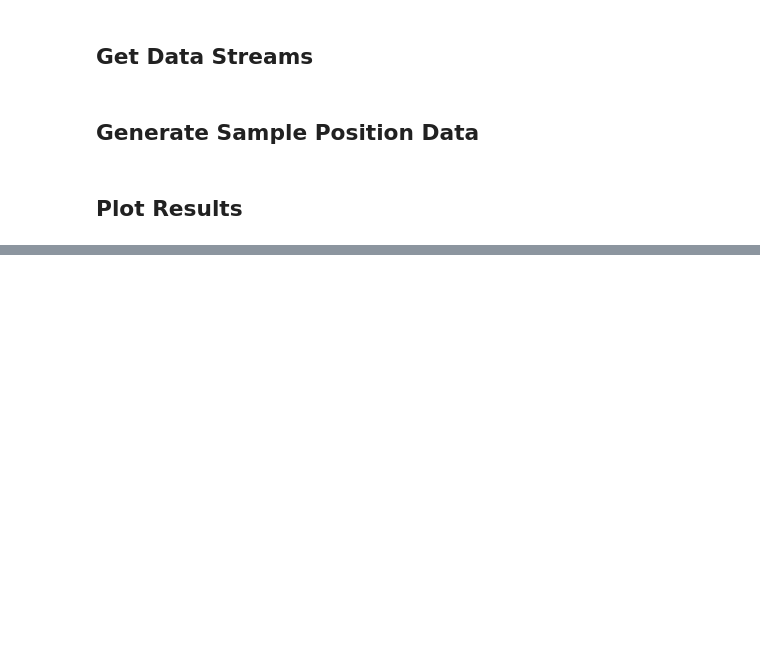
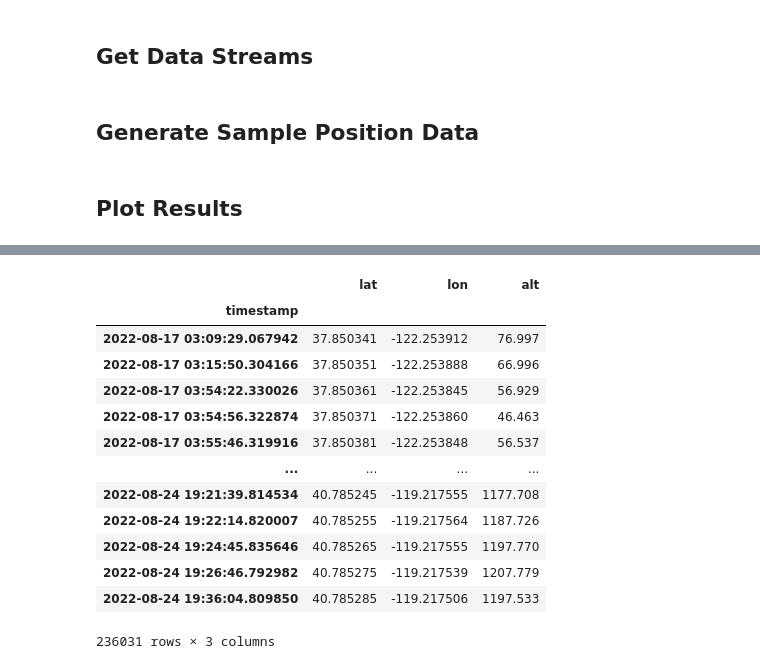
Before and after one commit to mbustosorg/rhb-sensor-monitor, a Jupyter notebook: reporting/after_activity_report.ipynb, the cells around one changed output, grey strips where cells are left out. Saved outputs shown, nothing was run; the diff lists cells and outputs as text; code cells hidden in the pictures; blank space fills up the shorter version.

```diff
--- a/reporting/after_activity_report.ipynb
+++ b/reporting/after_activity_report.ipynb
@@ -71,0 +102,17 @@ interactive(children=(Dropdown(description='start', options=(Timestamp('2022-07-
+# %%
+sensor_data["positions"].sort_index()
+# %% [output]
+|  | lat | lon | alt |
+| timestamp |  |  |  |
+| 2022-08-17 03:09:29.067942 | 37.850341 | -122.253912 | 76.997 |
+| 2022-08-17 03:15:50.304166 | 37.850351 | -122.253888 | 66.996 |
+| 2022-08-17 03:54:22.330026 | 37.850361 | -122.253845 | 56.929 |
+| 2022-08-17 03:54:56.322874 | 37.850371 | -122.253860 | 46.463 |
+| 2022-08-17 03:55:46.319916 | 37.850381 | -122.253848 | 56.537 |
+| ... | ... | ... | ... |
+| 2022-08-24 19:21:39.814534 | 40.785245 | -119.217555 | 1177.708 |
+| 2022-08-24 19:22:14.820007 | 40.785255 | -119.217564 | 1187.726 |
+| 2022-08-24 19:24:45.835646 | 40.785265 | -119.217555 | 1197.770 |
+| 2022-08-24 19:26:46.792982 | 40.785275 | -119.217539 | 1207.779 |
+| 2022-08-24 19:36:04.809850 | 40.785285 | -119.217506 | 1197.533 |
+236031 rows × 3 columns
```
Also changed, not shown: parts of 3 cells of this notebook, 12 other files.
